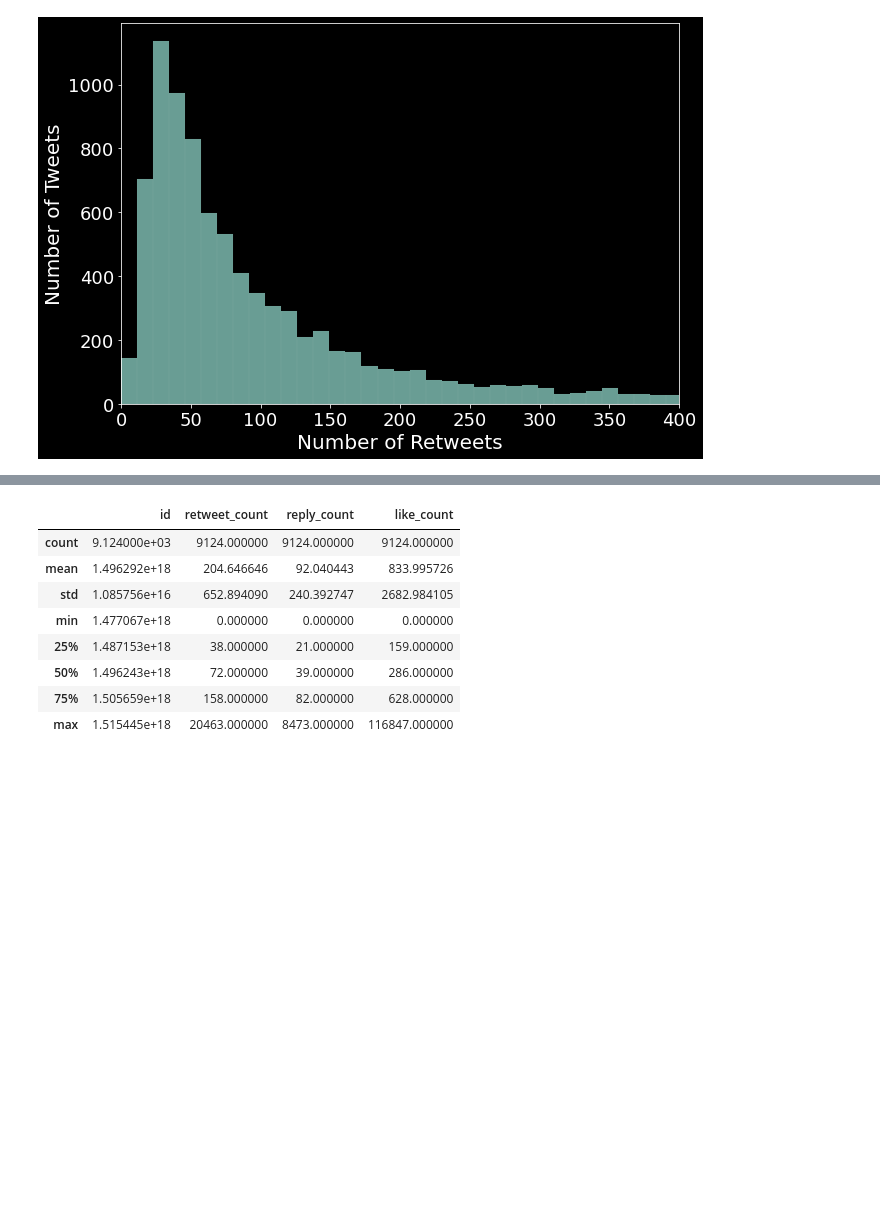
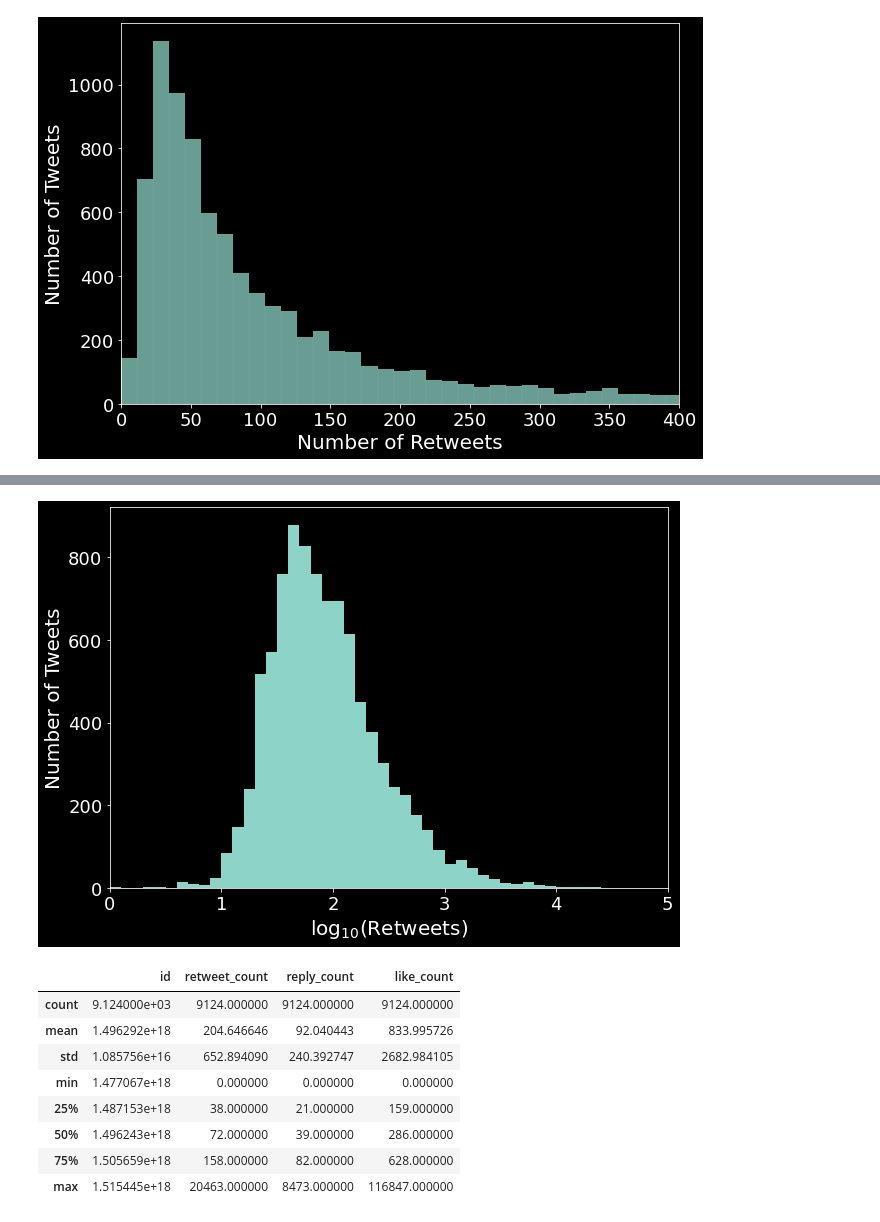
Before and after one commit to dilwong/NewsPopularity, a Jupyter notebook: 1 Exploratory Data Analysis.ipynb, the cells around one changed output, grey strips where cells are left out. Drawn from its saved outputs; the diff is of its cells as text; code cells hidden in the pictures; blank space fills up the shorter version.

```diff
--- a/1 Exploratory Data Analysis.ipynb
+++ b/1 Exploratory Data Analysis.ipynb
@@ -74,3 +103,13 @@ ax.tick_params(axis="x", labelsize=18)
+# %%
+fig, ax = plt.subplots(figsize = (10,7))
+ax.hist(np.log10(tweetData['retweet_count'] + 1.0), bins = np.arange(0, np.log10(100_000), 0.1))
+ax.set_xlim(0, np.log10(100_000))
+ax.set_xlabel(r'$\log_{10}({\rm Retweets})$', fontsize = 20)
+ax.set_ylabel('Number of Tweets', fontsize = 20)
+ax.tick_params(axis="y", labelsize=18)
+ax.tick_params(axis="x", labelsize=18)
+# %% [output]
+[figure, added]
 # %%
 tweetData.describe()
 # %% [output]
```
Also changed, not shown: parts of 5 cells of this notebook, 3 other files.
